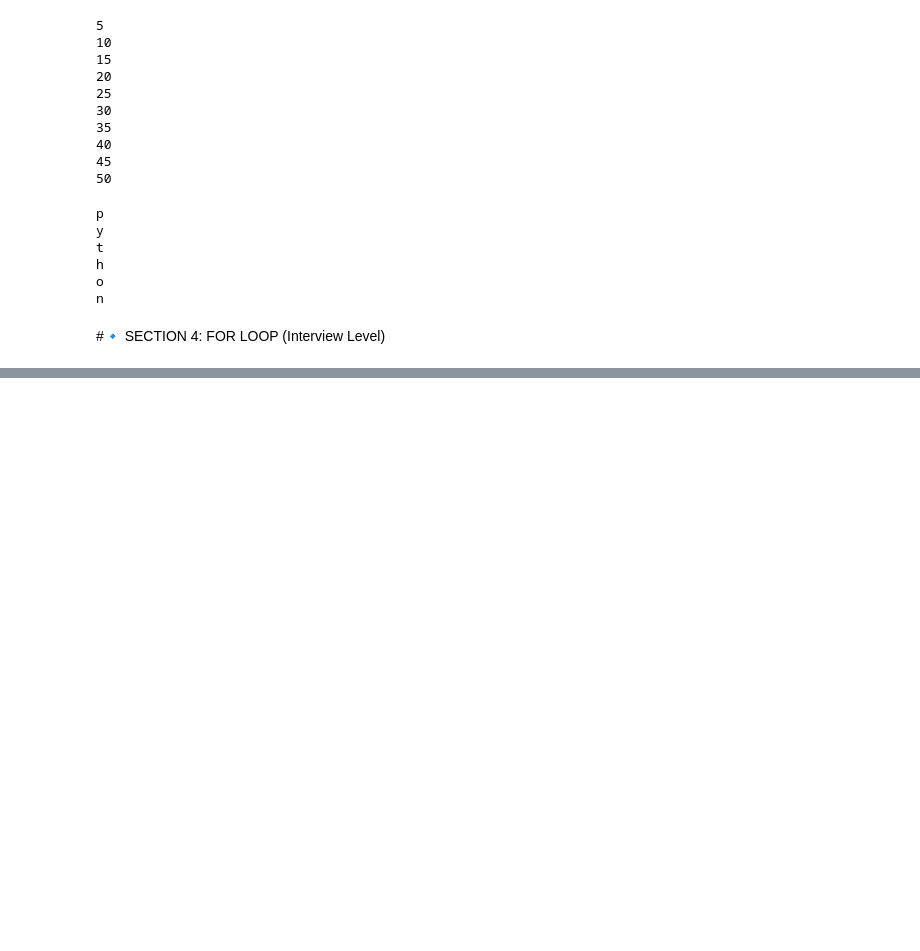
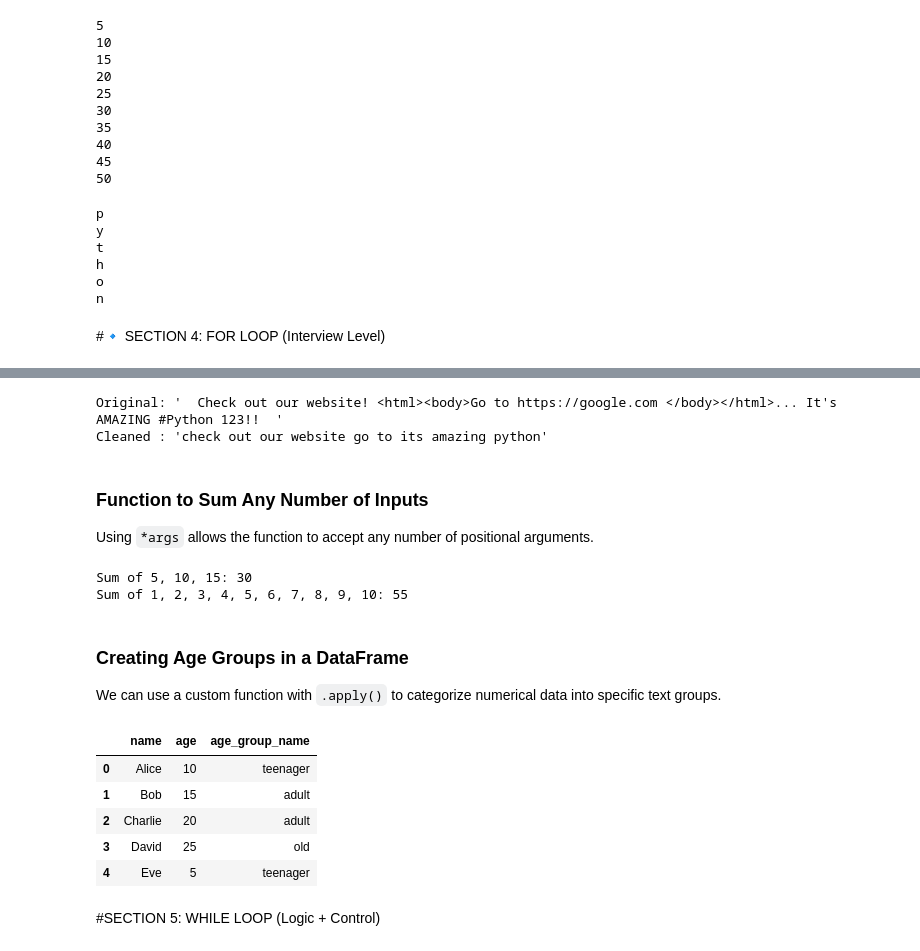
Before and after one commit to Nikhil-patidar41/Python__1, a Jupyter notebook: Daily_new.ipynb, the cells around one changed output, grey strips where cells are left out. Cells and saved outputs as stored; diff of their text form; code cells hidden in the pictures; blank space fills up the shorter version.

```diff
--- a/Daily_new.ipynb
+++ b/Daily_new.ipynb
@@ -955,0 +1115,78 @@ n
+# %%
+import re
+
+def clean_text(text):
+    # 1. Convert to lowercase
+    text = text.lower()
+
+    # 2. Remove HTML tags
+    text = re.sub(r'<.*?>', '', text)
+
+    # 3. Remove URLs
+    text = re.sub(r'http\S+|www\S+|https\S+', '', text, flags=re.MULTILINE)
+
+    # 4. Remove special characters and numbers (keeping only letters and spaces)
+    text = re.sub(r'[^a-zA-Z\s]', '', text)
+
+    # 5. Remove extra whitespace/newlines
+    text = re.sub(r'\s+', ' ', text).strip()
+
+    return text
+
+# Example usage:
+raw_data = "  Check out our website! <html><body>Go to https://google.com </body></html>... It's AMAZING #Python 123!!  "
+cleaned_data = clean_text(raw_data)
+
+print(f"Original: '{raw_data}'")
+print(f"Cleaned : '{cleaned_data}'")
+# %% [output]
+Original: '  Check out our website! <html><body>Go to https://google.com </body></html>... It's AMAZING #Python 123!!  '
+Cleaned : 'check out our website go to its amazing python'
+# %% [markdown]
+### Function to Sum Any Number of Inputs
+
+Using `*args` allows the function to accept any number of positional arguments.
+# %%
+def sum_anything(*args):
+    return sum(args)
+
+# Example usage:
+print(f"Sum of 5, 10, 15: {sum_anything(5, 10, 15)}")
+print(f"Sum of 1, 2, 3, 4, 5, 6, 7, 8, 9, 10: {sum_anything(1, 2, 3, 4, 5, 6, 7, 8, 9, 10)}")
+# %% [output]
+Sum of 5, 10, 15: 30
+Sum of 1, 2, 3, 4, 5, 6, 7, 8, 9, 10: 55
+# %% [markdown]
+### Creating Age Groups in a DataFrame
+
+We can use a custom function with `.apply()` to categorize numerical data into specific text groups.
+# %%
+import pandas as pd
+
+# 1. Create a sample DataFrame
+data = {'name': ['Alice', 'Bob', 'Charlie', 'David', 'Eve'],
+        'age': [10, 15, 20, 25, 5]}
+df = pd.DataFrame(data)
+
+# 2. Define the logic
+def categorize_age(age):
+    if 1 <= age <= 13:
+        return 'teenager'
+    elif 13 < age <= 20:
+        return 'adult'
+    else:
+        return 'old'
+
+# 3. Apply the function to create the new column
+df['age_group_name'] = df['age'].apply(categorize_age)
+
+display(df)
+# %% [output]
+|  | name | age | age_group_name |
+| 0 | Alice | 10 | teenager |
+| 1 | Bob | 15 | adult |
+| 2 | Charlie | 20 | adult |
+| 3 | David | 25 | old |
+| 4 | Eve | 5 | teenager |
+# %% [markdown]
+#SECTION 5: WHILE LOOP (Logic + Control)
```
Also changed, not shown: parts of 30 cells of this notebook.
